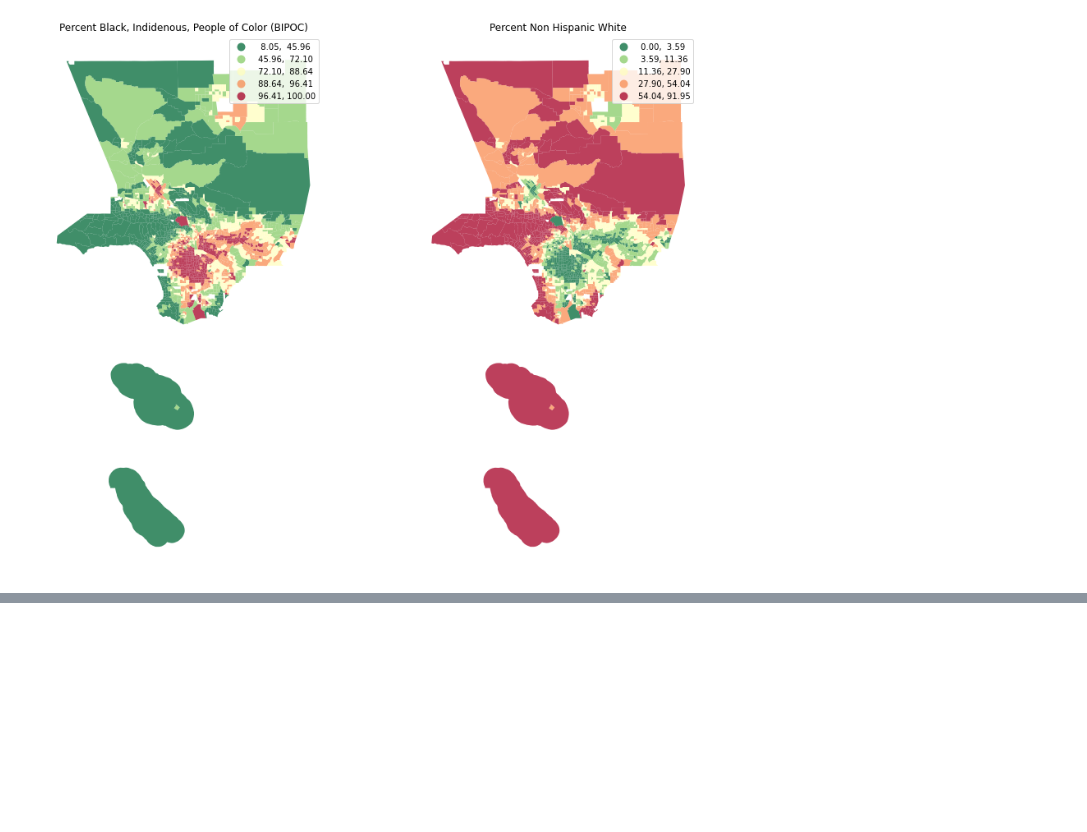
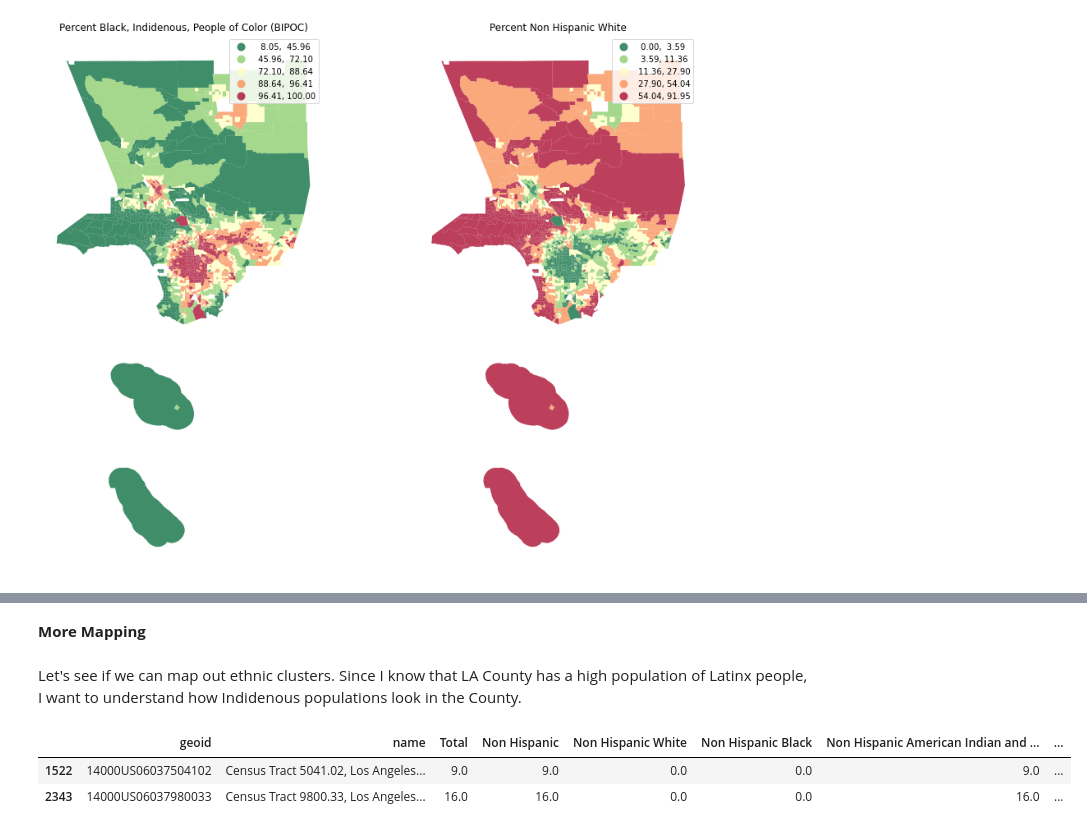
Before and after one commit to aureliamc/up206a-project-mobile_homies, a Jupyter notebook: PTE notebooks/demographics.ipynb, the cells around one changed output, grey strips where cells are left out. Drawn from its saved outputs; the diff is of its cells as text; code cells hidden in the pictures; blank space fills up the shorter version.

```diff
--- a/PTE notebooks/demographics.ipynb
+++ b/PTE notebooks/demographics.ipynb
@@ -400,0 +440,10 @@ Text(0.5, 1.0, 'Percent Non Hispanic White')
+# %% [markdown]
+**More Mapping**
+# %% [markdown]
+Let's see if we can map out ethnic clusters. Since I know that LA County has a high population of Latinx people, I want to understand how Indidenous populations look in the County.
+# %%
+race_[race_['Percent Non Hispanic American Indian and Alaska Native'] > 90]
+# %% [output]
+|  | geoid | name | Total | Non Hispanic | Non Hispanic White | Non Hispanic Black | Non Hispanic American Indian and ... | ... |
+| 1522 | 14000US06037504102 | Census Tract 5041.02, Los Angeles... | 9.0 | 9.0 | 0.0 | 0.0 | 9.0 | ... |
+| 2343 | 14000US06037980033 | Census Tract 9800.33, Los Angeles... | 16.0 | 16.0 | 0.0 | 0.0 | 16.0 | ... |
```
Also changed, not shown: parts of 6 cells of this notebook.
